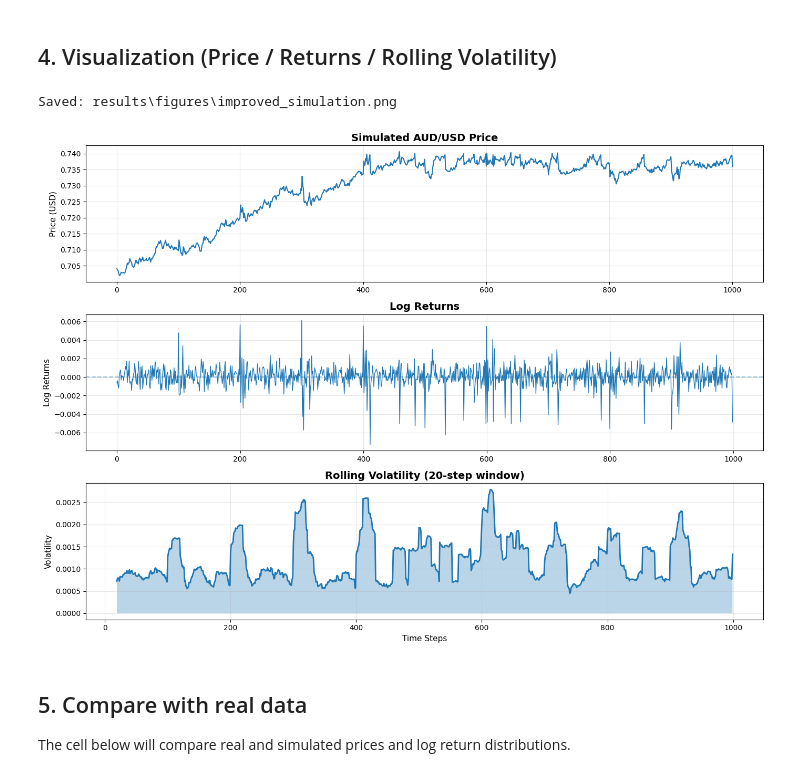
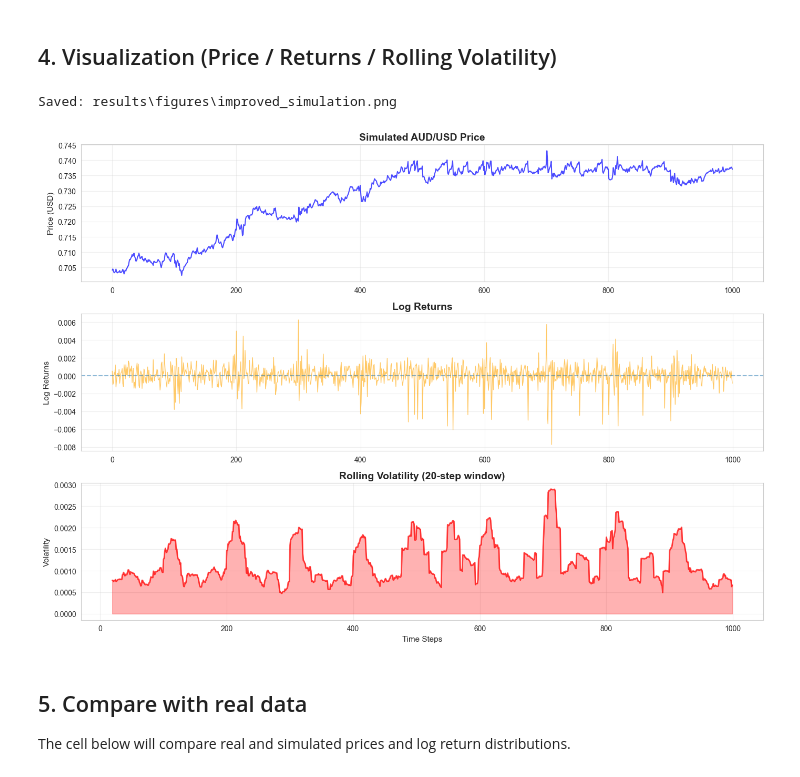
Before and after one commit to Y0gnut/cits4403, a Jupyter notebook: Demo.ipynb, the cells around one changed output. Saved outputs shown, nothing was run; the diff lists cells and outputs as text; code cells hidden in the pictures.

```diff
--- a/Demo.ipynb
+++ b/Demo.ipynb
@@ -384,38 +408,38 @@ rolling_vol = pd.Series(returns).rolling(20).std()
 # Plot
 fig, axes = plt.subplots(3, 1, figsize=(14, 10))
 
 # Price path
-axes[0].plot(prices, linewidth=1.5)
+axes[0].plot(prices, linewidth=1.5, color='blue', alpha=0.7)
 axes[0].set_title("Simulated AUD/USD Price", fontsize=14, fontweight="bold")
 axes[0].set_ylabel("Price (USD)", fontsize=11)
 axes[0].grid(True, alpha=0.3)
 
 # Log returns
-axes[1].plot(returns, linewidth=1)
+axes[1].plot(returns, linewidth=1, color='orange', alpha=0.6)
 axes[1].axhline(y=0, linestyle="--", alpha=0.5)
 axes[1].set_title("Log Returns", fontsize=14, fontweight="bold")
 axes[1].set_ylabel("Log Returns", fontsize=11)
 axes[1].grid(True, alpha=0.3)
 
 # Rolling volatility
-axes[2].plot(rolling_vol, linewidth=2)
-axes[2].fill_between(range(len(rolling_vol)), rolling_vol, alpha=0.3)
+axes[2].plot(rolling_vol, linewidth=2, color='red', alpha=0.7)
+axes[2].fill_between(range(len(rolling_vol)), rolling_vol, alpha=0.3, color='red')
 axes[2].set_title("Rolling Volatility (20-step window)", fontsize=14, fontweight="bold")
 axes[2].set_xlabel("Time Steps", fontsize=11)
 axes[2].set_ylabel("Volatility", fontsize=11)
 axes[2].grid(True, alpha=0.3)
 
 plt.tight_layout()
 
 # Optional: save figure to results/figures
 Path("results/figures").mkdir(parents=True, exist_ok=True)
 out_path = Path("results/figures/improved_simulation.png")
 plt.savefig(out_path, dpi=300, bbox_inches="tight")
 print(f"Saved: {out_path}")
 plt.show()
 # %% [output]
 Saved: results\figures\improved_simulation.png
-[figure, old version]
+[figure, new version]
 # %% [markdown]
 ## 5. Compare with real data
 
```
Also changed, not shown: parts of 8 cells of this notebook, 10 other files.
